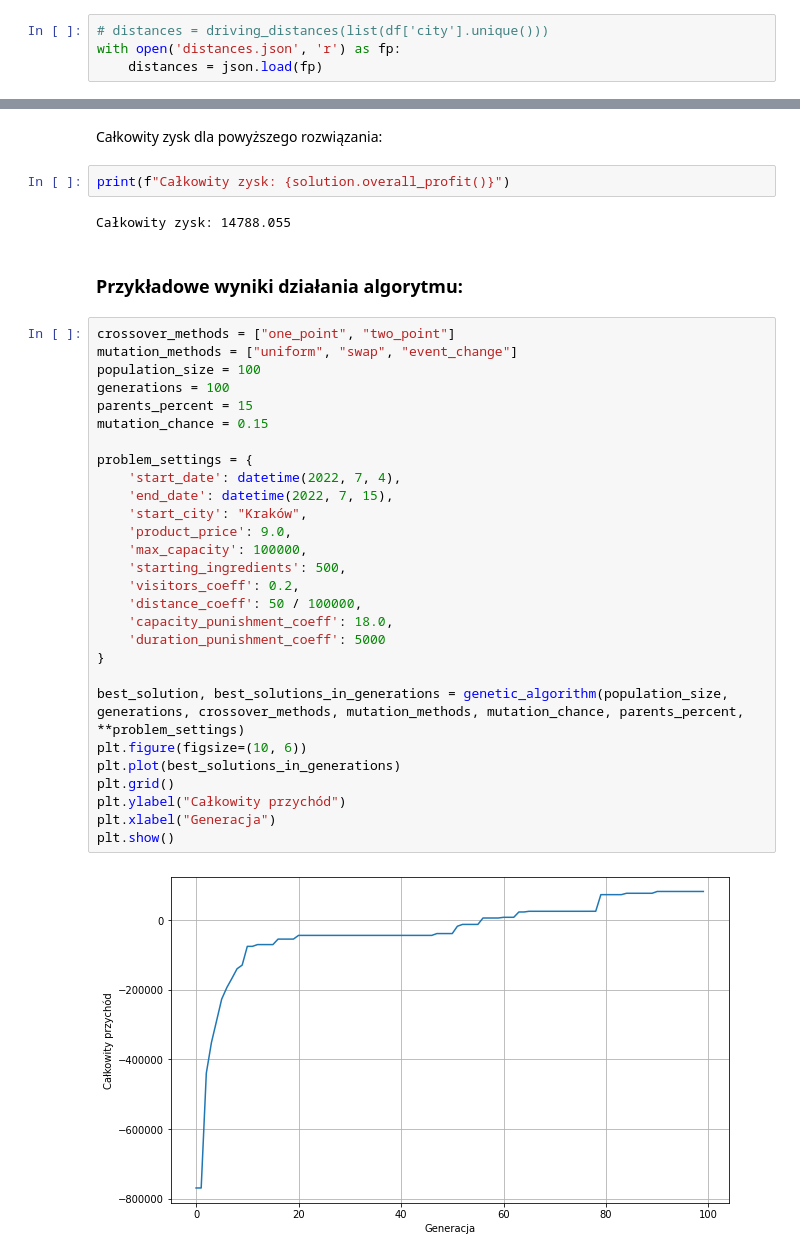
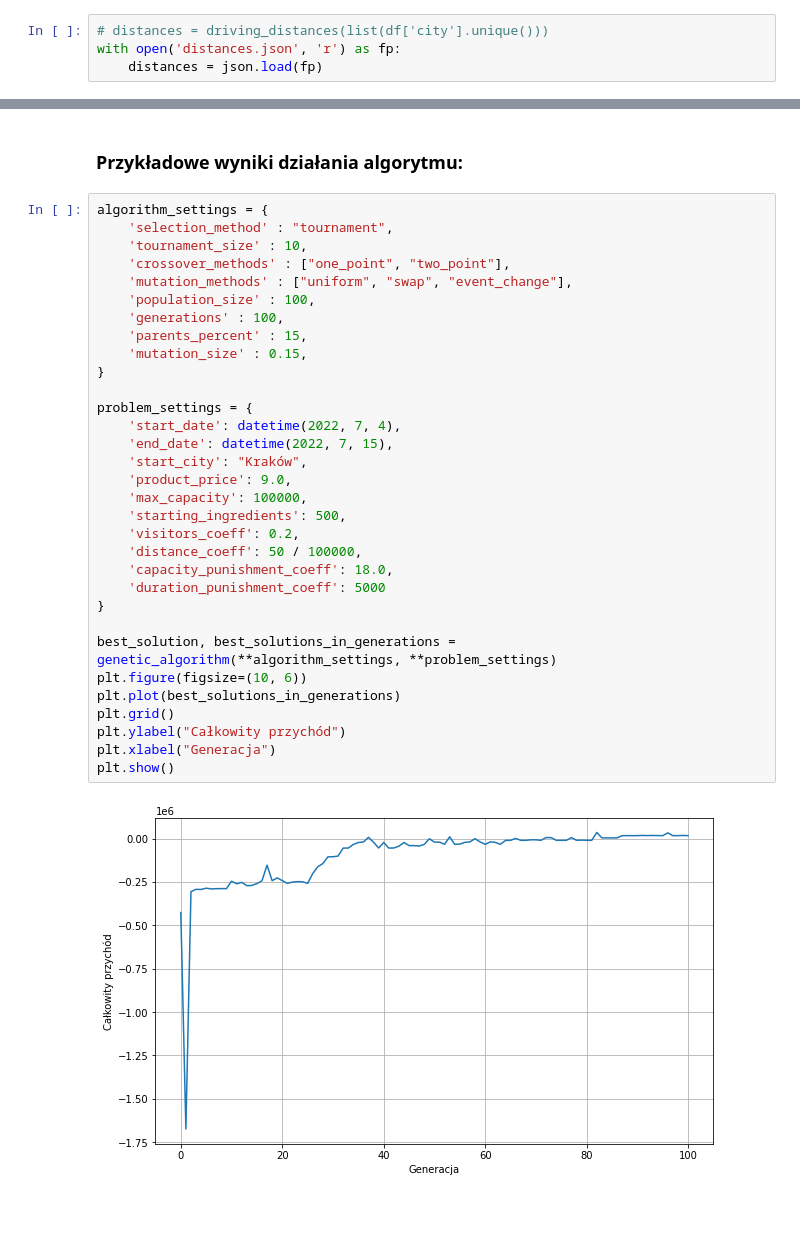
Before and after one commit to bartoszzak/Algorytm-genetyczny, a Jupyter notebook: przyklad_funkcja_celu.ipynb, the cells around one changed output, grey strips where cells are left out. Cells and saved outputs as stored; diff of their text form; blank space fills up the shorter version.

```diff
--- a/przyklad_funkcja_celu.ipynb
+++ b/przyklad_funkcja_celu.ipynb
@@ -54,41 +34,39 @@ event_id = 3, city = Szczecin, stay_duration = 2, ingredients_bought = 5000
-# %% [markdown]
-Całkowity zysk dla powyższego rozwiązania:
-# %%
-print(f"Całkowity zysk: {solution.overall_profit()}")
-# %% [output]
-Całkowity zysk: 14788.055
 # %% [markdown]
 ### Przykładowe wyniki działania algorytmu:
 # %%
-crossover_methods = ["one_point", "two_point"]
-mutation_methods = ["uniform", "swap", "event_change"]
-population_size = 100
-generations = 100
-parents_percent = 15
-mutation_chance = 0.15
+algorithm_settings = {
+    'selection_method' : "tournament",
+    'tournament_size' : 10,
+    'crossover_methods' : ["one_point", "two_point"],
+    'mutation_methods' : ["uniform", "swap", "event_change"],
+    'population_size' : 100,
+    'generations' : 100,
+    'parents_percent' : 15,
+    'mutation_size' : 0.15,
+}
 
 problem_settings = {
     'start_date': datetime(2022, 7, 4),
     'end_date': datetime(2022, 7, 15),
     'start_city': "Kraków",
     'product_price': 9.0,
     'max_capacity': 100000,
     'starting_ingredients': 500,
     'visitors_coeff': 0.2,
     'distance_coeff': 50 / 100000,
     'capacity_punishment_coeff': 18.0,
     'duration_punishment_coeff': 5000
 }
 
-best_solution, best_solutions_in_generations = genetic_algorithm(population_size, generations, crossover_methods, mutation_methods, mutation_chance, parents_percent, **problem_settings)
+best_solution, best_solutions_in_generations = genetic_algorithm(**algorithm_settings, **problem_settings)
 plt.figure(figsize=(10, 6))
 plt.plot(best_solutions_in_generations)
 plt.grid()
 plt.ylabel("Całkowity przychód")
 plt.xlabel("Generacja")
 plt.show()
 # %% [output]
-[figure, old version]
+[figure, new version]
 # %%
 print(f"Przychód z najlepszego rozwiązania: {best_solution.overall_profit()}")
 print(f"\nNajlepsze rozwiązanie:")
```
Also changed, not shown: parts of 9 cells of this notebook, 3 other files.
